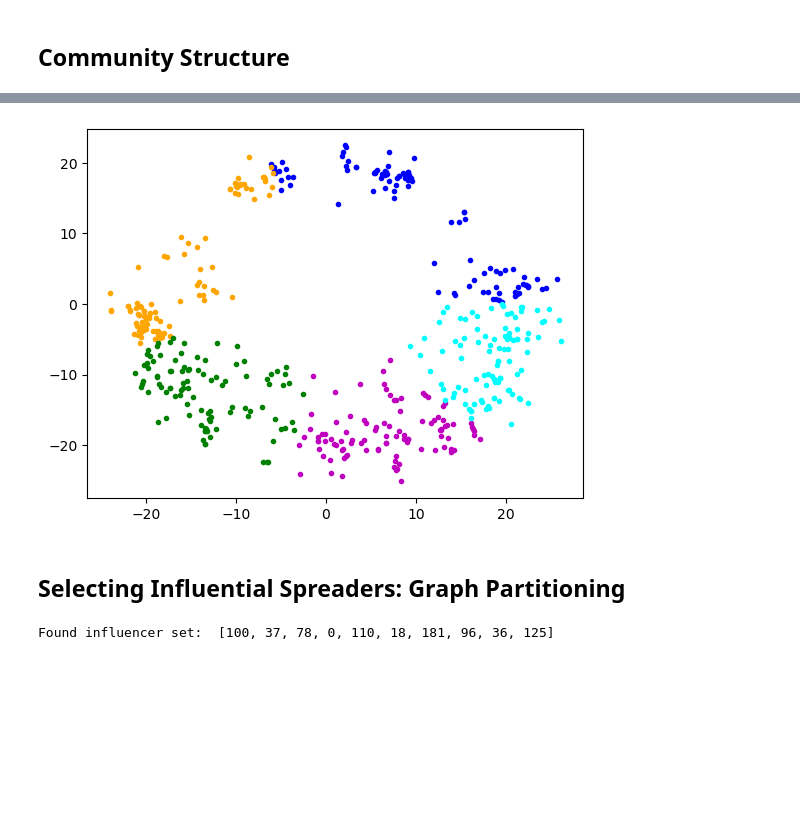
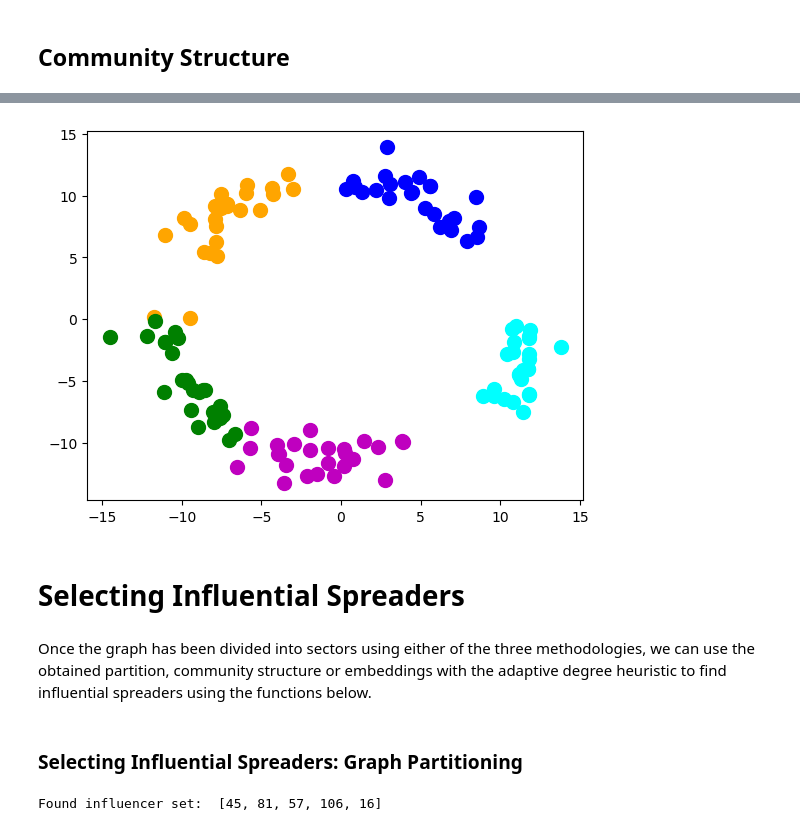
Before and after one commit to SiddharthP96/Divide_and_Conquer, a Jupyter notebook: IM_DC_figures.ipynb, the cells around one changed output, grey strips where cells are left out. Drawn from its saved outputs; the diff is of its cells as text; code cells hidden in the pictures; blank space fills up the shorter version.

```diff
--- a/IM_DC_figures.ipynb
+++ b/IM_DC_figures.ipynb
@@ -16,7 +16,8 @@ An air transportation network with 500 nodes and 2980 edges is used to show the
 # %%
 #get networkx object for visualization and general usage and igraph object for the methods
-g=nx.read_edgelist('Data/networks/net_airport.txt',data=False,nodetype=int)
-gI=read('Data/networks/net_airport.txt',directed=False)
+g=nx.planted_partition_graph(5,25,0.2,0.005)
+nx.write_edgelist(g,data=False,path='test_network.txt')
+gI=read('test_network.txt',directed=False)
 # %% [markdown]
 ## Visualization of the network
 # %%
@@ -57,22 +64,23 @@ nx.draw(g,node_size=5,node_color=colors,edge_color='gray',width=0.1)
 # %%
 #use Mercator_Local to get hyperbolic embeddings
-X=Mercator_Local('net_airport')
+X=Mercator_Local('test_network')
 X=X[X[:, 1].argsort()]
-n=500
+n=g.number_of_nodes()
 k=5
 for j in range(5):
-    plt.plot([i[2]*np.cos(i[1]) for i in X[int(j*(n/k)):int((j+1)*(n/k))]],[i[2]*np.sin(i[1]) for i in X[int(j*(n/k)):int((j+1)*(n/k))]],'.',c=list(color_code.values())[j])
+    plt.plot([i[2]*np.cos(i[1]) for i in X[int(j*(n/k)):int((j+1)*(n/k))]],[i[2]*np.sin(i[1]) for i in X[int(j*(n/k)):int((j+1)*(n/k))]],'.',c=list(color_code.values())[j],markersize=20)
 # %% [output]
-[figure, old version]
+[figure, new version]
+# %% [markdown]
+# Selecting Influential Spreaders
+# %% [markdown]
+Once the graph has been divided into sectors using either of the three methodologies, we can use the obtained partition, community structure or embeddings with the adaptive degree heuristic to find influential spreaders using the functions below.
 # %% [markdown]
-## Selecting Influential Spreaders: Graph Partitioning
+### Selecting Influential Spreaders: Graph Partitioning
-# %%
-k=10
-_,temp=metis.part_graph(g,10)
-#convert to a neat dictionary format
-M={h:temp[h]+1 for h in range(g.number_of_nodes())}
-S=Find_Influential_Spreaders_graph_partition(gI,M,10)
-print('Found influencer set: ',S)
-# %% [output]
-Found influencer set:  [100, 37, 78, 0, 110, 18, 181, 96, 36, 125]
+# %%
+#find spreaders using obtained graph partition M
+S=Find_Influential_Spreaders_graph_partition(gI,M,k)
+print('Found influencer set: ',S)
+# %% [output]
+Found influencer set:  [45, 81, 57, 106, 16]
 # %% [markdown]
```
Also changed, not shown: parts of 13 cells of this notebook.
